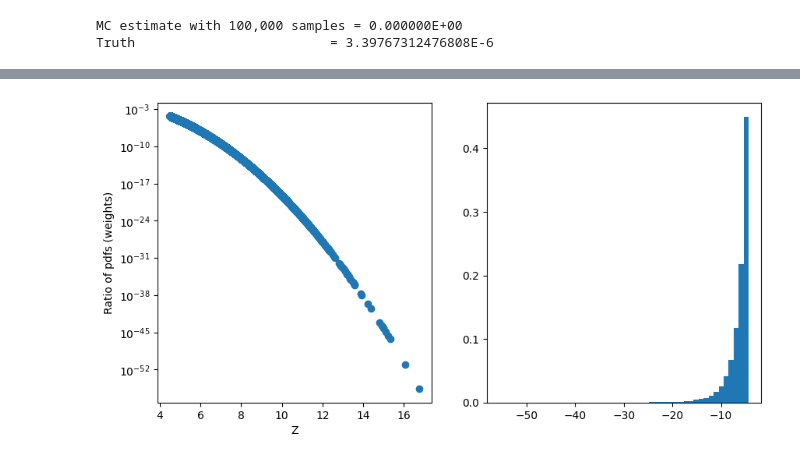
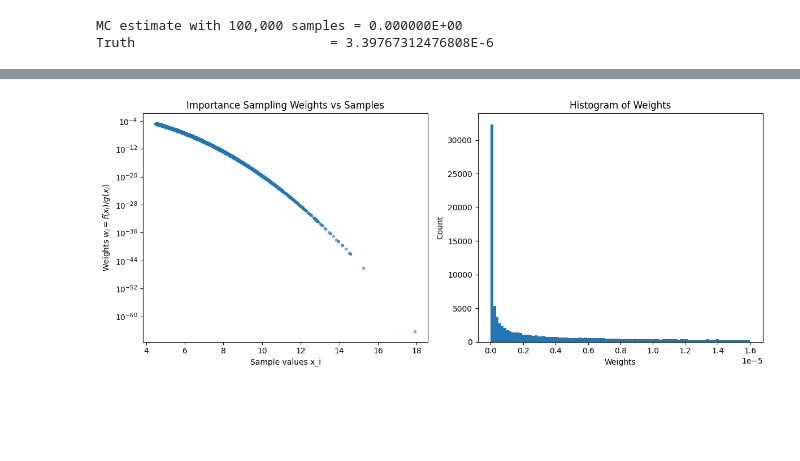
Before and after one commit to SaiSampathKedari/MonteCarlo-Statistical-Methods, a Jupyter notebook: notebooks/ch03_03_ImportanceSampling_RareEvent_Estimation.ipynb, the cells around one changed output, grey strips where cells are left out. Cells and saved outputs as stored; diff of their text form; code cells hidden in the pictures; blank space fills up the shorter version.

Commit message:
Rare Event Estimation

```diff
--- a/notebooks/ch03_03_ImportanceSampling_RareEvent_Estimation.ipynb
+++ b/notebooks/ch03_03_ImportanceSampling_RareEvent_Estimation.ipynb
@@ -20,0 +53,16 @@ $$ \mathbb{P}(Z > 4.5) = \int_{4.5}^{+\infty} \frac{1}{\sqrt{2 \pi}} e^{-\frac{1
+# %%
+# x-range in the rare-event region
+x = np.linspace(4.5, 10, 1000)
+
+# PDFs
+pdf_exp  = stats.expon.pdf(x, loc=4.5)
+pdf_norm = stats.norm.pdf(x)
+
+# Plot
+plt.plot(x, pdf_exp,  label="Exponential Proposal")
+plt.plot(x, pdf_norm, label="Standard Normal Target")
+
+plt.xlabel("z")
+plt.ylabel("PDF")
+plt.legend()
+plt.show()
@@ -61,9 +467,27 @@ Truth                         = 3.39767312476808E-6
 # %%
-fig, (ax1, ax2) = plt.subplots(1, 2, figsize=(10, 5))
-ax1.semilogy(Pz_is.x_samples, Pz_is.w_norm, 'o')  # plot the normalized weights
-ax1.set_xlabel("Z")
-ax1.set_ylabel("Ratio of pdfs (weights)")
-ax2.hist(np.log10(Pz_is.w_norm, Pz_is.w_norm + 1e-20), bins=50, density=True)
+# Extract arrays
+x = Pz_is.x_samples
+w = Pz_is.w_raw
+
+fig, (ax1, ax2) = plt.subplots(1, 2, figsize=(12, 5))
+
+# -----------------------------------------
+# 1. Weights vs x (log scale is important)
+# -----------------------------------------
+ax1.semilogy(x, w, 'o', markersize=3, alpha=0.5)
+ax1.set_xlabel("Sample values x_i")
+ax1.set_ylabel(r"Weights $w_i = f(x_i)/g(x_i)$")
+ax1.set_title("Importance Sampling Weights vs Samples")
+
+# -----------------------------------------
+# 2. Histogram of weights
+# -----------------------------------------
+ax2.hist(w, bins=100)
+ax2.set_xlabel("Weights")
+ax2.set_ylabel("Count")
+ax2.set_title("Histogram of Weights")
+
+plt.tight_layout()
 plt.show()
 # %% [output]
-[figure, old version]
+[figure, new version]
```
Also changed, not shown: parts of 13 cells of this notebook.
